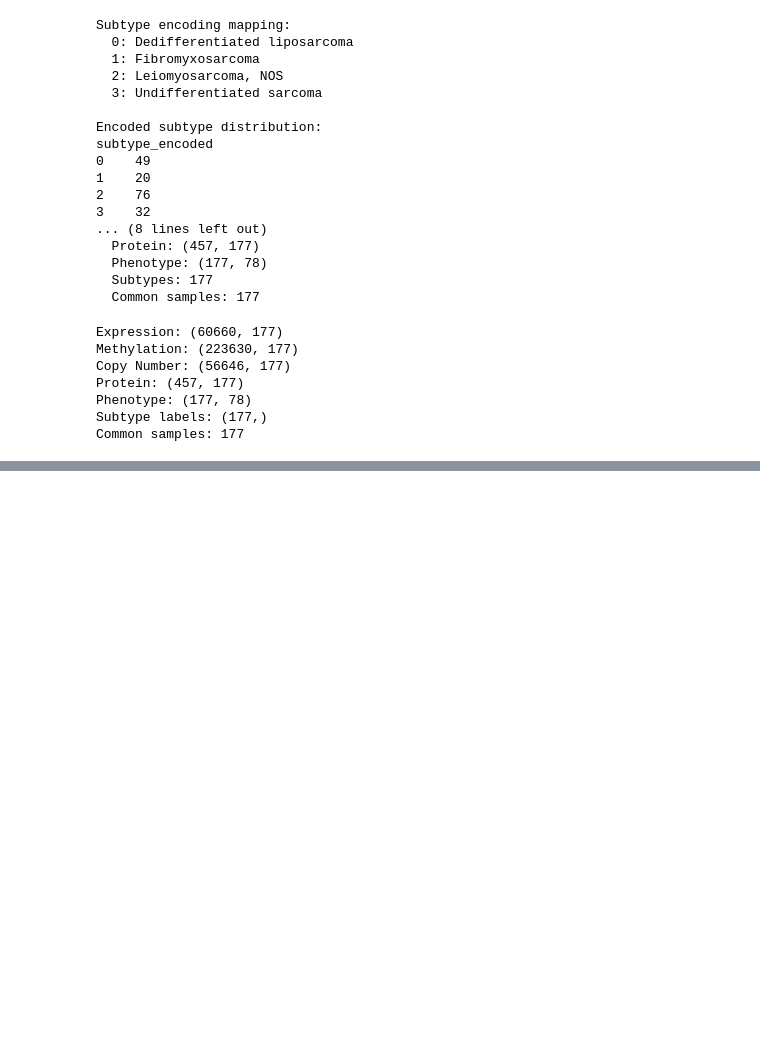
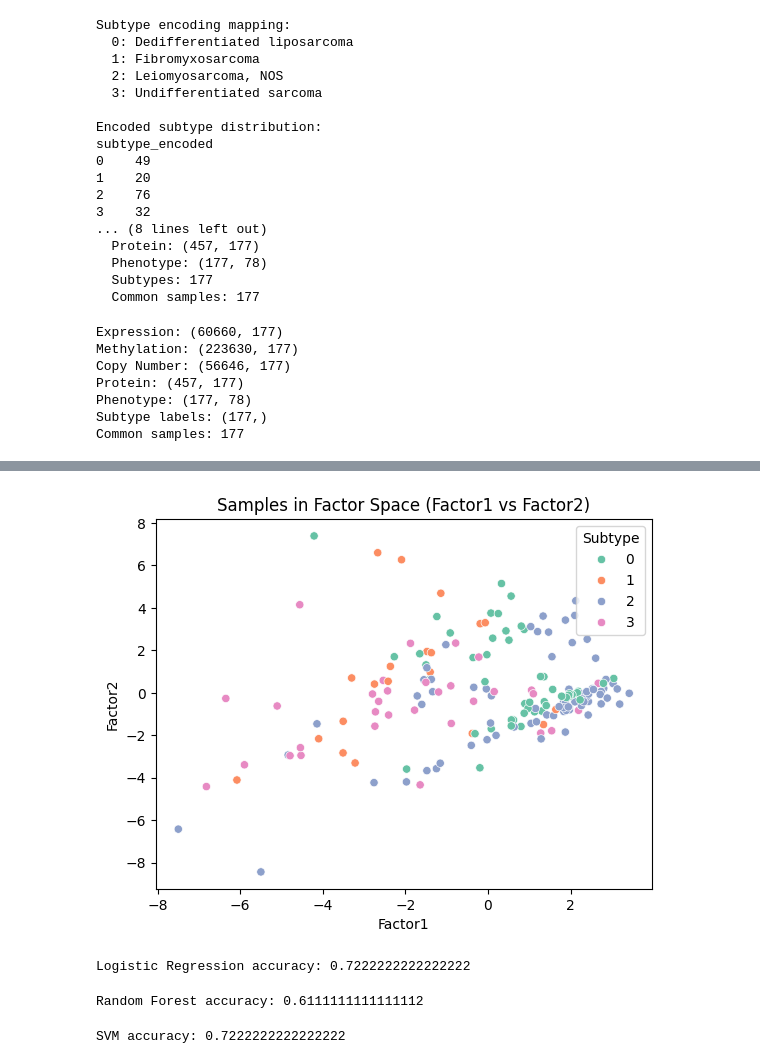
Before and after one commit to Shahriar1638/Multi-omics-Cancer-subtype, a Jupyter notebook: Main_pipeline_With_mofa.ipynb, the cells around one changed output, grey strips where cells are left out. Cells and saved outputs as stored; diff of their text form; code cells hidden in the pictures; blank space fills up the shorter version.

```diff
--- a/Main_pipeline_With_mofa.ipynb
+++ b/Main_pipeline_With_mofa.ipynb
@@ -433,0 +540,70 @@ View 3 shape: (457, 177)
+# %%
+import seaborn as sns
+factors_df = pd.DataFrame(factors, index=common_samples,
+                          columns=[f"Factor{i+1}" for i in range(factors.shape[1])])
+factors_df["Subtype"] = subtype_encoded.values
+
+sns.scatterplot(data=factors_df, x="Factor1", y="Factor2", hue="Subtype", palette="Set2")
+plt.title("Samples in Factor Space (Factor1 vs Factor2)")
+plt.show()
+# %% [output]
+[figure, added]
+# %%
+from sklearn.linear_model import LogisticRegression
+from sklearn.model_selection import train_test_split
+from sklearn.metrics import accuracy_score
+import numpy as np
+
+# Factors: samples × factors
+X = np.array(factors)   # shape (177, 20)
+
+# Labels: subtype-encoded
+y = subtype_encoded.loc[common_samples].values
+
+# Train/test split
+X_train, X_test, y_train, y_test = train_test_split(
+    X, y, test_size=0.2, random_state=42, stratify=y
+)
+
+# Logistic Regression classifier
+clf_lr = LogisticRegression(max_iter=1000)
+clf_lr.fit(X_train, y_train)
+
+# Predictions and accuracy
+y_pred = clf_lr.predict(X_test)
+acc_lr = accuracy_score(y_test, y_pred)
+print('Logistic Regression accuracy:', acc_lr)
+# %% [output]
+Logistic Regression accuracy: 0.7222222222222222
+# %%
+# 2. Random Forest on MOFA factors
+from sklearn.ensemble import RandomForestClassifier
+from sklearn.model_selection import train_test_split
+from sklearn.metrics import accuracy_score
+import numpy as np
+X = np.array(factors)
+y = subtype_encoded.loc[common_samples].values
+X_train, X_test, y_train, y_test = train_test_split(X, y, test_size=0.2, random_state=42, stratify=y)
+clf_rf = RandomForestClassifier(n_estimators=100, random_state=42)
+clf_rf.fit(X_train, y_train)
+y_pred = clf_rf.predict(X_test)
+acc_rf = accuracy_score(y_test, y_pred)
+print('Random Forest accuracy:', acc_rf)
+# %% [output]
+Random Forest accuracy: 0.6111111111111112
+# %%
+# 3. Support Vector Machine (SVM) on MOFA factors
+from sklearn.svm import SVC
+from sklearn.model_selection import train_test_split
+from sklearn.metrics import accuracy_score
+import numpy as np
+X = np.array(factors)
+y = subtype_encoded.loc[common_samples].values
+X_train, X_test, y_train, y_test = train_test_split(X, y, test_size=0.2, random_state=42, stratify=y)
+clf_svm = SVC(kernel='rbf', random_state=42)
+clf_svm.fit(X_train, y_train)
+y_pred = clf_svm.predict(X_test)
+acc_svm = accuracy_score(y_test, y_pred)
+print('SVM accuracy:', acc_svm)
+# %% [output]
+SVM accuracy: 0.7222222222222222
```
Also changed, not shown: parts of 11 cells of this notebook, 1 other file.
